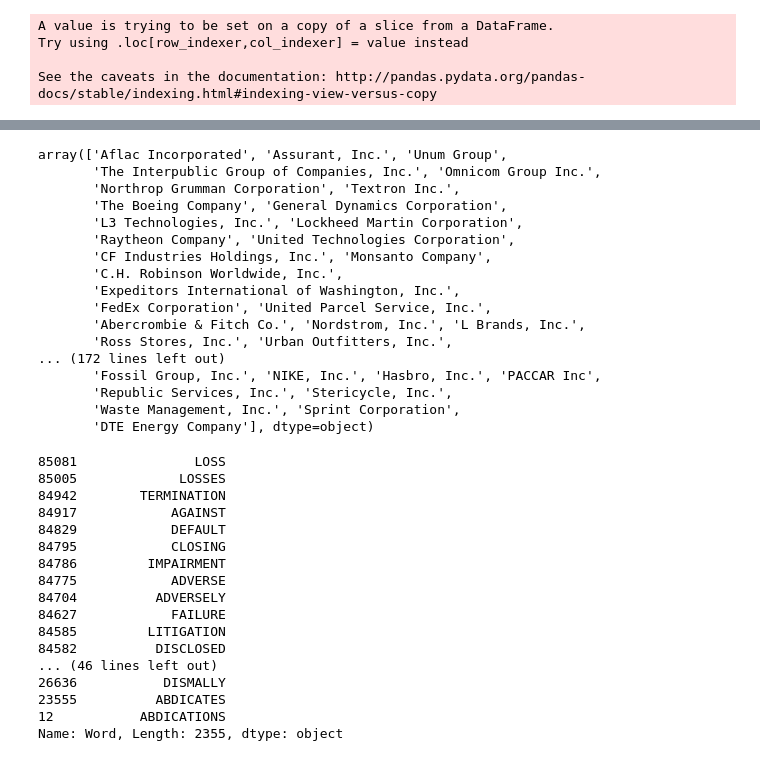
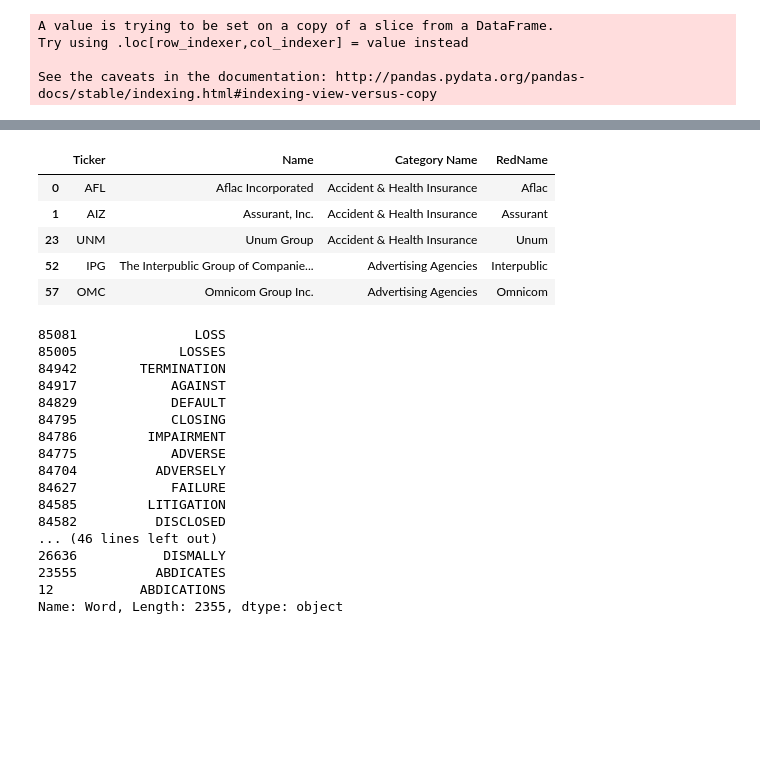
Before and after one commit to mlisovyi/dfine_hack2018, a Jupyter notebook: NB_dev.ipynb, the cells around one changed output, grey strips where cells are left out. Drawn from its saved outputs; the diff is of its cells as text; code cells hidden in the pictures; blank space fills up the shorter version.

```diff
--- a/NB_dev.ipynb
+++ b/NB_dev.ipynb
@@ -90,26 +88,14 @@ word_tokens
-# %%
-shortName
-# %% [output]
-array(['Aflac Incorporated', 'Assurant, Inc.', 'Unum Group',
-       'The Interpublic Group of Companies, Inc.', 'Omnicom Group Inc.',
-       'Northrop Grumman Corporation', 'Textron Inc.',
-       'The Boeing Company', 'General Dynamics Corporation',
-       'L3 Technologies, Inc.', 'Lockheed Martin Corporation',
-       'Raytheon Company', 'United Technologies Corporation',
-       'CF Industries Holdings, Inc.', 'Monsanto Company',
-       'C.H. Robinson Worldwide, Inc.',
-       'Expeditors International of Washington, Inc.',
-       'FedEx Corporation', 'United Parcel Service, Inc.',
-       'Abercrombie & Fitch Co.', 'Nordstrom, Inc.', 'L Brands, Inc.',
-       'Ross Stores, Inc.', 'Urban Outfitters, Inc.',
-... (172 lines left out)
-       'Fossil Group, Inc.', 'NIKE, Inc.', 'Hasbro, Inc.', 'PACCAR Inc',
-       'Republic Services, Inc.', 'Stericycle, Inc.',
-       'Waste Management, Inc.', 'Sprint Corporation',
-       'DTE Energy Company'], dtype=object)
 # %%
 # load dictionary
 TickerDic = pd.read_pickle('TickerDic.pickle')
+TickerDic.head()
+# %% [output]
+|  | Ticker | Name | Category Name | RedName |
+| 0 | AFL | Aflac Incorporated | Accident & Health Insurance | Aflac |
+| 1 | AIZ | Assurant, Inc. | Accident & Health Insurance | Assurant |
+| 23 | UNM | Unum Group | Accident & Health Insurance | Unum |
+| 52 | IPG | The Interpublic Group of Companie... | Advertising Agencies | Interpublic |
+| 57 | OMC | Omnicom Group Inc. | Advertising Agencies | Omnicom |
 # %%
 #########################################
 ### LoughranMcDonald MasterDictionary ###
```
Also changed, not shown: parts of 3 cells of this notebook.
